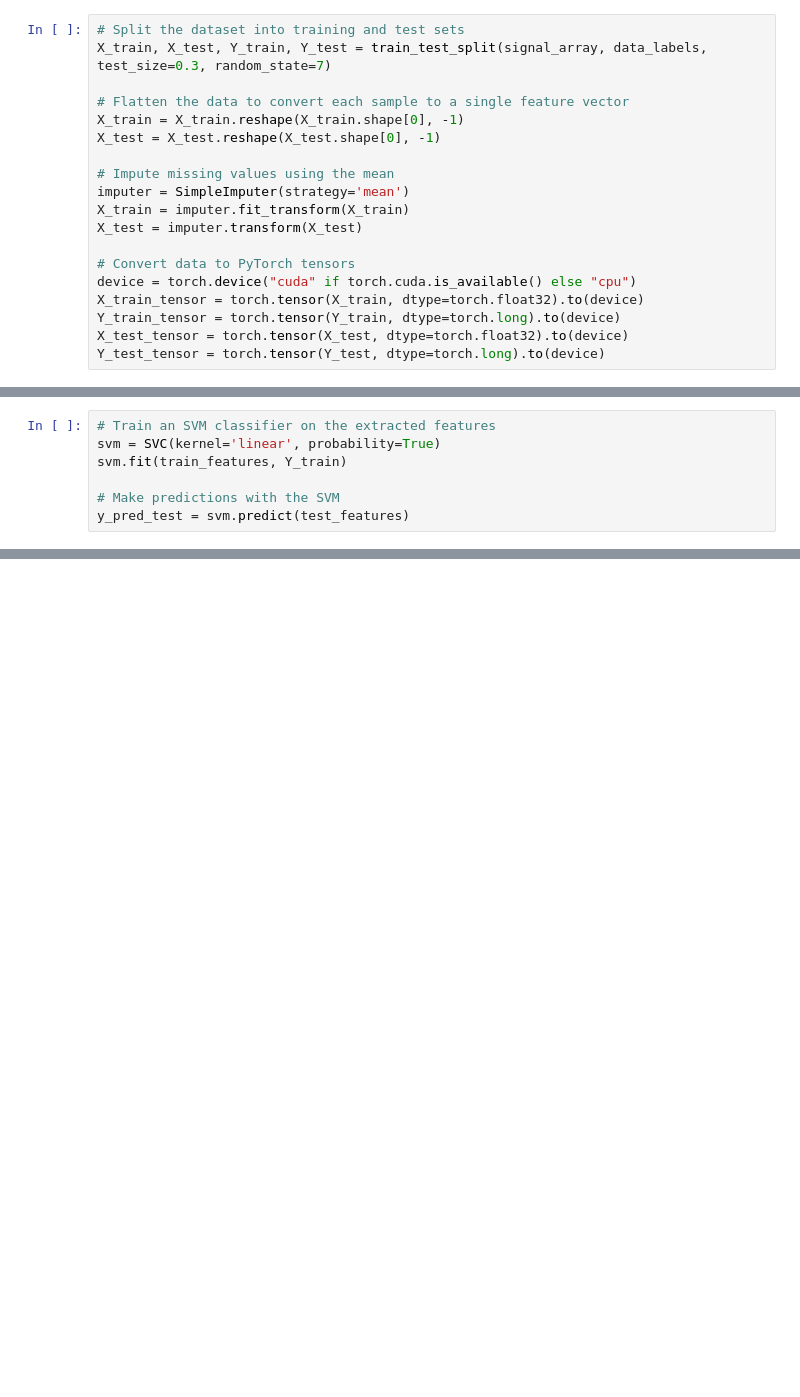
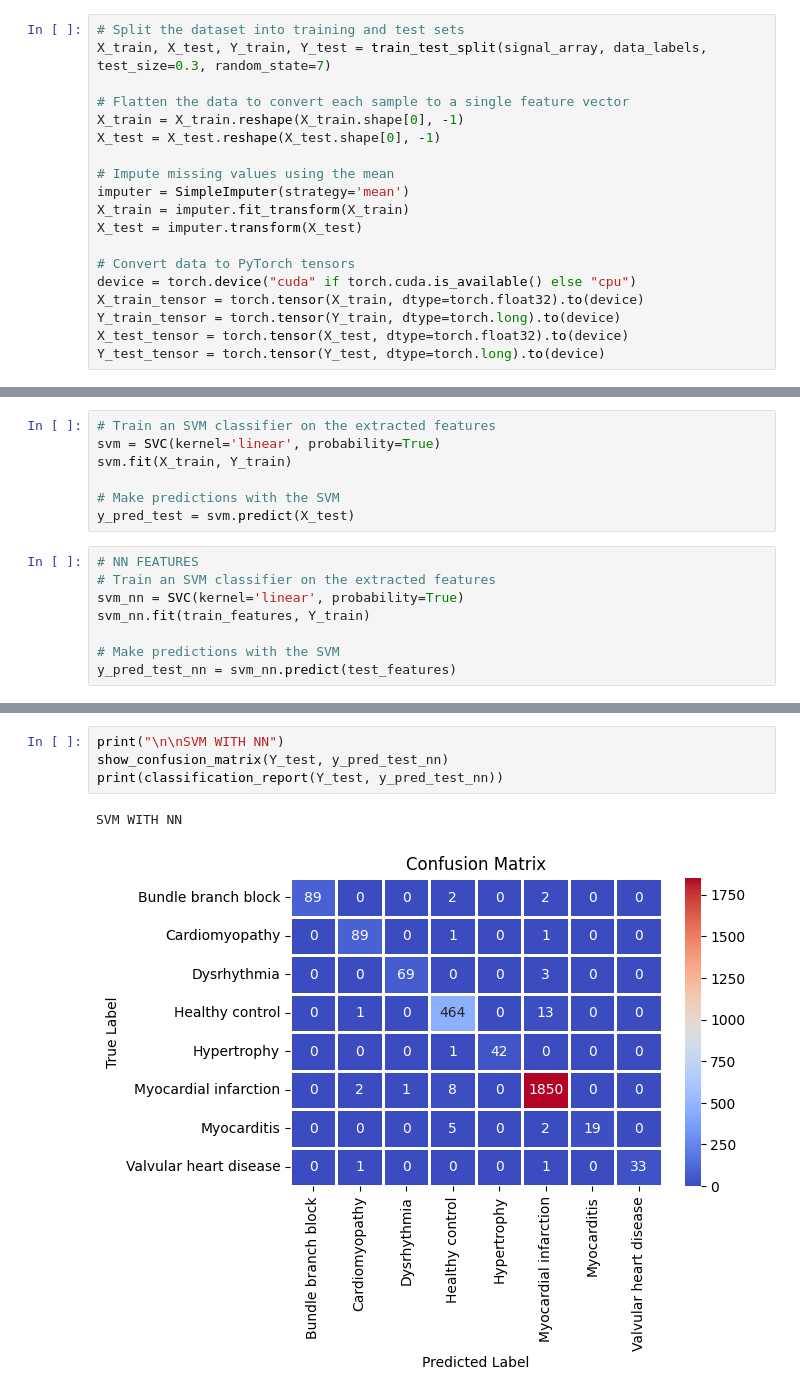
Before and after one commit to Afiq2200546/INF2008-ECG, a Jupyter notebook: Machine_Learning_SVM_NN.ipynb, the cells around one changed output, grey strips where cells are left out. Cells and saved outputs as stored; diff of their text form; blank space fills up the shorter version.

```diff
--- a/Machine_Learning_SVM_NN.ipynb
+++ b/Machine_Learning_SVM_NN.ipynb
@@ -164,10 +234,18 @@ Epoch [50/50], Loss: 0.8021
 # %%
 # Train an SVM classifier on the extracted features
 svm = SVC(kernel='linear', probability=True)
-svm.fit(train_features, Y_train)
+svm.fit(X_train, Y_train)
 
 # Make predictions with the SVM
-y_pred_test = svm.predict(test_features)
+y_pred_test = svm.predict(X_test)
+# %%
+# NN FEATURES
+# Train an SVM classifier on the extracted features
+svm_nn = SVC(kernel='linear', probability=True)
+svm_nn.fit(train_features, Y_train)
+
+# Make predictions with the SVM
+y_pred_test_nn = svm_nn.predict(test_features)
 # %%
 def show_confusion_matrix(true_labels, predicted_labels):
     matrix = metrics.confusion_matrix(true_labels, predicted_labels)
@@ -200,0 +280,7 @@ weighted avg       0.85      0.85      0.84      2699
+# %%
+print("\n\nSVM WITH NN")
+show_confusion_matrix(Y_test, y_pred_test_nn)
+print(classification_report(Y_test, y_pred_test_nn))
+# %% [output]
+SVM WITH NN
+[figure, added]
```
Also changed, not shown: parts of 6 cells of this notebook.
